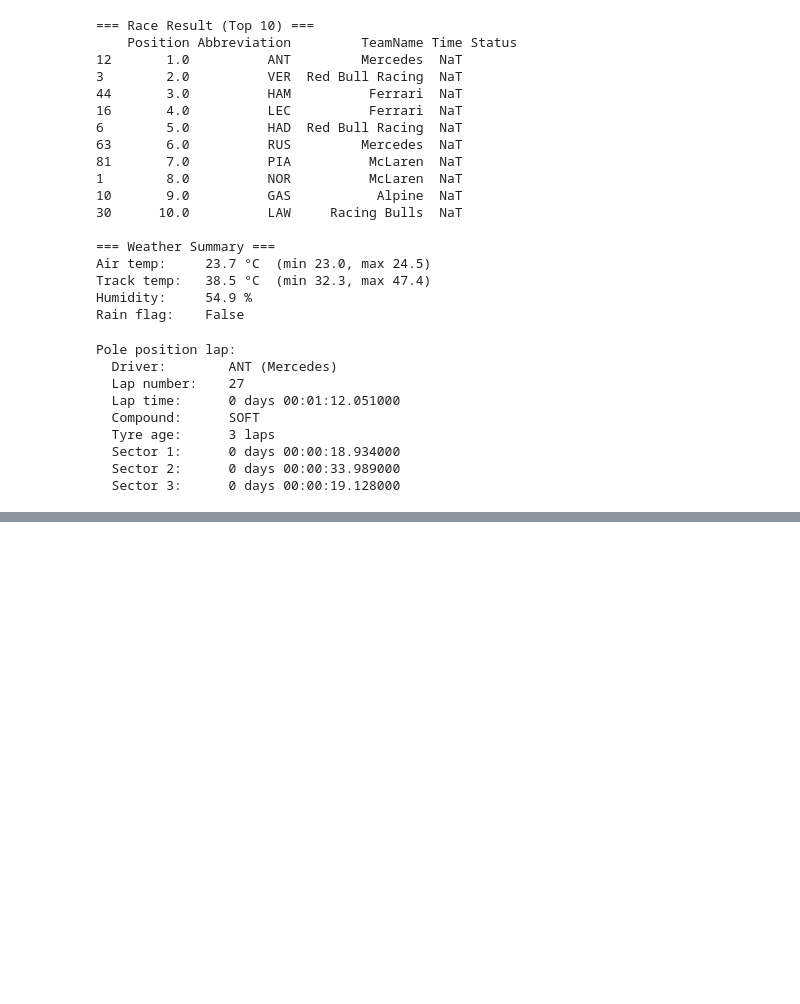
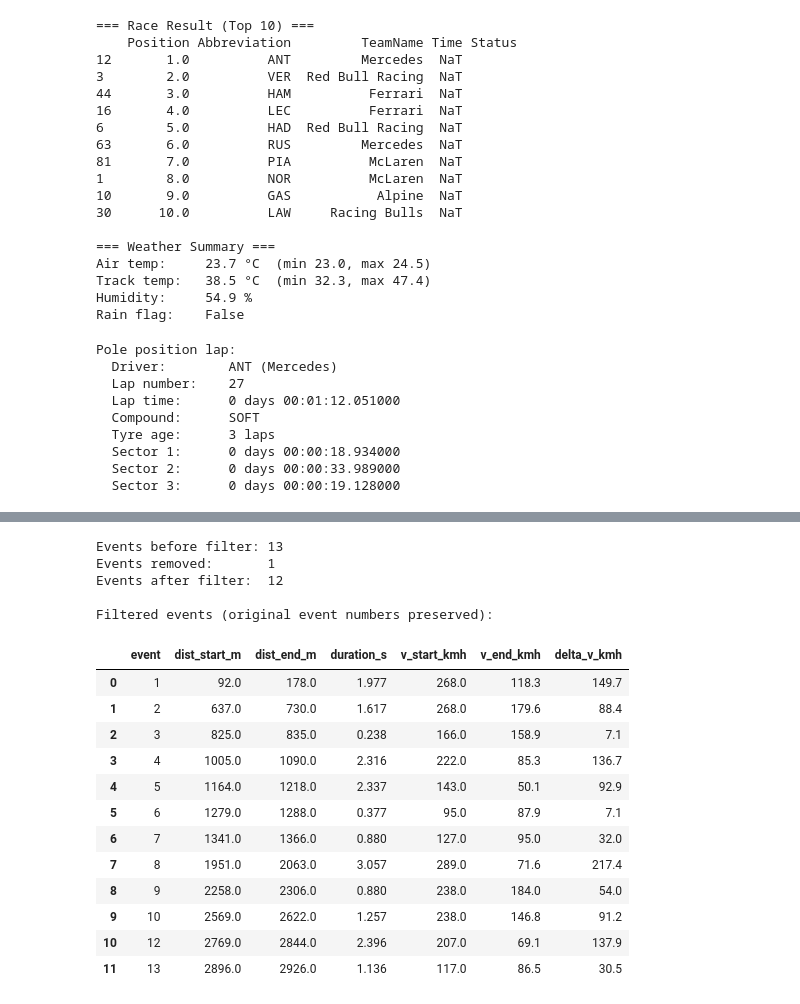
Before and after one commit to kavin2006-spec/f1-brake-twin, a Jupyter notebook: notebooks/01_telemetry_exploration.ipynb, the cells around one changed output, grey strips where cells are left out. Drawn from its saved outputs; the diff is of its cells as text; code cells hidden in the pictures; blank space fills up the shorter version.

```diff
--- a/notebooks/01_telemetry_exploration.ipynb
+++ b/notebooks/01_telemetry_exploration.ipynb
@@ -227,0 +264,36 @@ events_df
+# %%
+MIN_DURATION_S = 0.1   # filter single-sample blips
+MIN_DELTA_V_KMH = 5.0  # filter events with no real physical work
+
+events_clean = events_df[
+    (events_df['duration_s'] >= MIN_DURATION_S) &
+    (events_df['delta_v_kmh'] >= MIN_DELTA_V_KMH)
+].reset_index(drop=True)
+
+removed = len(events_df) - len(events_clean)
+print(f"Events before filter: {len(events_df)}")
+print(f"Events removed:       {removed}")
+print(f"Events after filter:  {len(events_clean)}")
+print(f"\nFiltered events (original event numbers preserved):")
+events_clean
+
+#the original 1-13 event numbers are preserved in the event column so we can still trace back to which event was which. The filter just drops rows; it doesn't renumber.
+# %% [output]
+Events before filter: 13
+Events removed:       1
+Events after filter:  12
+
+Filtered events (original event numbers preserved):
+|  | event | dist_start_m | dist_end_m | duration_s | v_start_kmh | v_end_kmh | delta_v_kmh |
+| 0 | 1 | 92.0 | 178.0 | 1.977 | 268.0 | 118.3 | 149.7 |
+| 1 | 2 | 637.0 | 730.0 | 1.617 | 268.0 | 179.6 | 88.4 |
+| 2 | 3 | 825.0 | 835.0 | 0.238 | 166.0 | 158.9 | 7.1 |
+| 3 | 4 | 1005.0 | 1090.0 | 2.316 | 222.0 | 85.3 | 136.7 |
+| 4 | 5 | 1164.0 | 1218.0 | 2.337 | 143.0 | 50.1 | 92.9 |
+| 5 | 6 | 1279.0 | 1288.0 | 0.377 | 95.0 | 87.9 | 7.1 |
+| 6 | 7 | 1341.0 | 1366.0 | 0.880 | 127.0 | 95.0 | 32.0 |
+| 7 | 8 | 1951.0 | 2063.0 | 3.057 | 289.0 | 71.6 | 217.4 |
+| 8 | 9 | 2258.0 | 2306.0 | 0.880 | 238.0 | 184.0 | 54.0 |
+| 9 | 10 | 2569.0 | 2622.0 | 1.257 | 238.0 | 146.8 | 91.2 |
+| 10 | 12 | 2769.0 | 2844.0 | 2.396 | 207.0 | 69.1 | 137.9 |
+| 11 | 13 | 2896.0 | 2926.0 | 1.136 | 117.0 | 86.5 | 30.5 |
```
Also changed, not shown: parts of 10 cells of this notebook, 9 other files.
